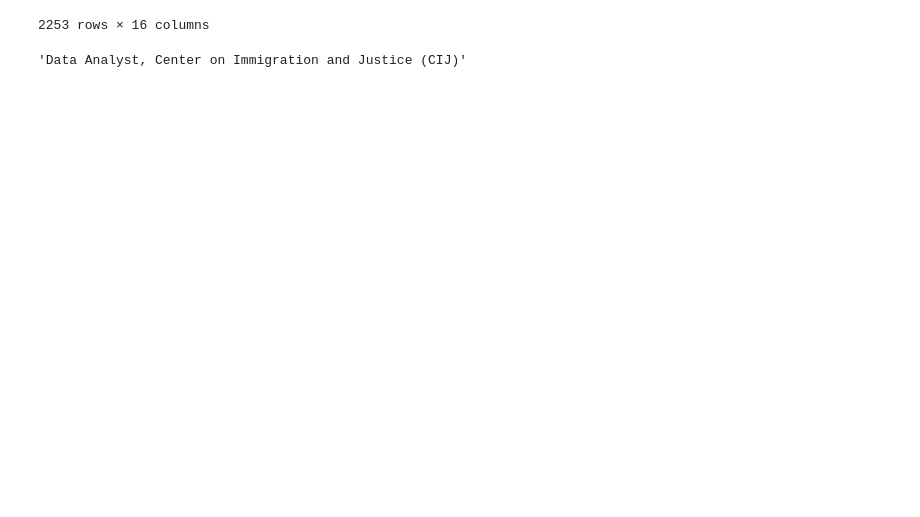
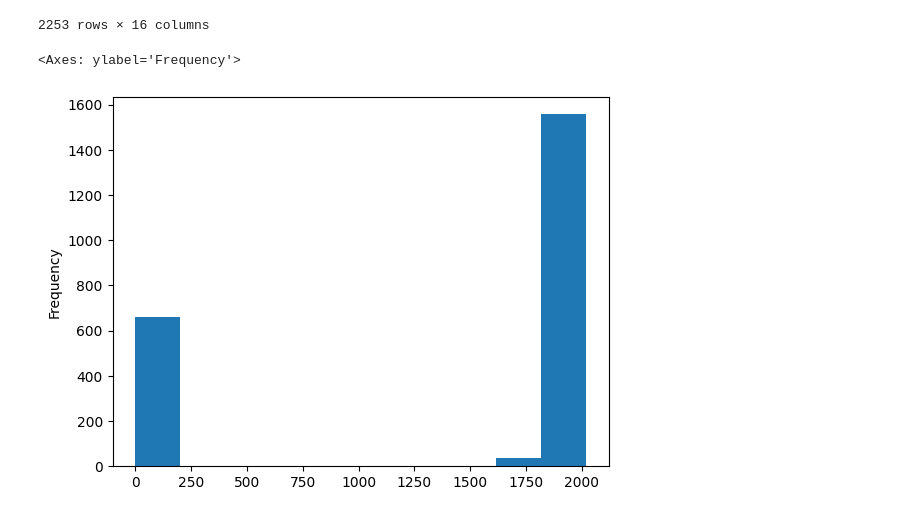
Before and after one commit to VinogradovIlya/algo, a Jupyter notebook: pro2_m3y4/main_4.ipynb, the cells around one changed output. Drawn from its saved outputs; the diff is of its cells as text; code cells hidden in the pictures; blank space fills up the shorter version.

```diff
--- a/pro2_m3y4/main_4.ipynb
+++ b/pro2_m3y4/main_4.ipynb
@@ -24,7 +24,8 @@ df
 | 2251 | 2251 | Data Analyst 3, Customer Experience | $78K-$104K (Glassdoor est.) | Summary\n\nResponsible for workin... | 3.1 | Contingent Network Services\n3.1 | Centennial, CO | ... |
 | 2252 | 2252 | Senior Quality Data Analyst | $78K-$104K (Glassdoor est.) | You.\n\nYou bring your body, mind... | 3.4 | SCL Health\n3.4 | Broomfield, CO | ... |
 2253 rows × 16 columns
-# %%
-df['Job Title'][0]
-# %% [output]
-'Data Analyst, Center on Immigration and Justice (CIJ)'
+# %%
+df['Founded'].plot(kind = 'hist')
+# %% [output]
+<Axes: ylabel='Frequency'>
+[figure, added]
```
Also changed, not shown: parts of 4 cells of this notebook, 12 other files.
